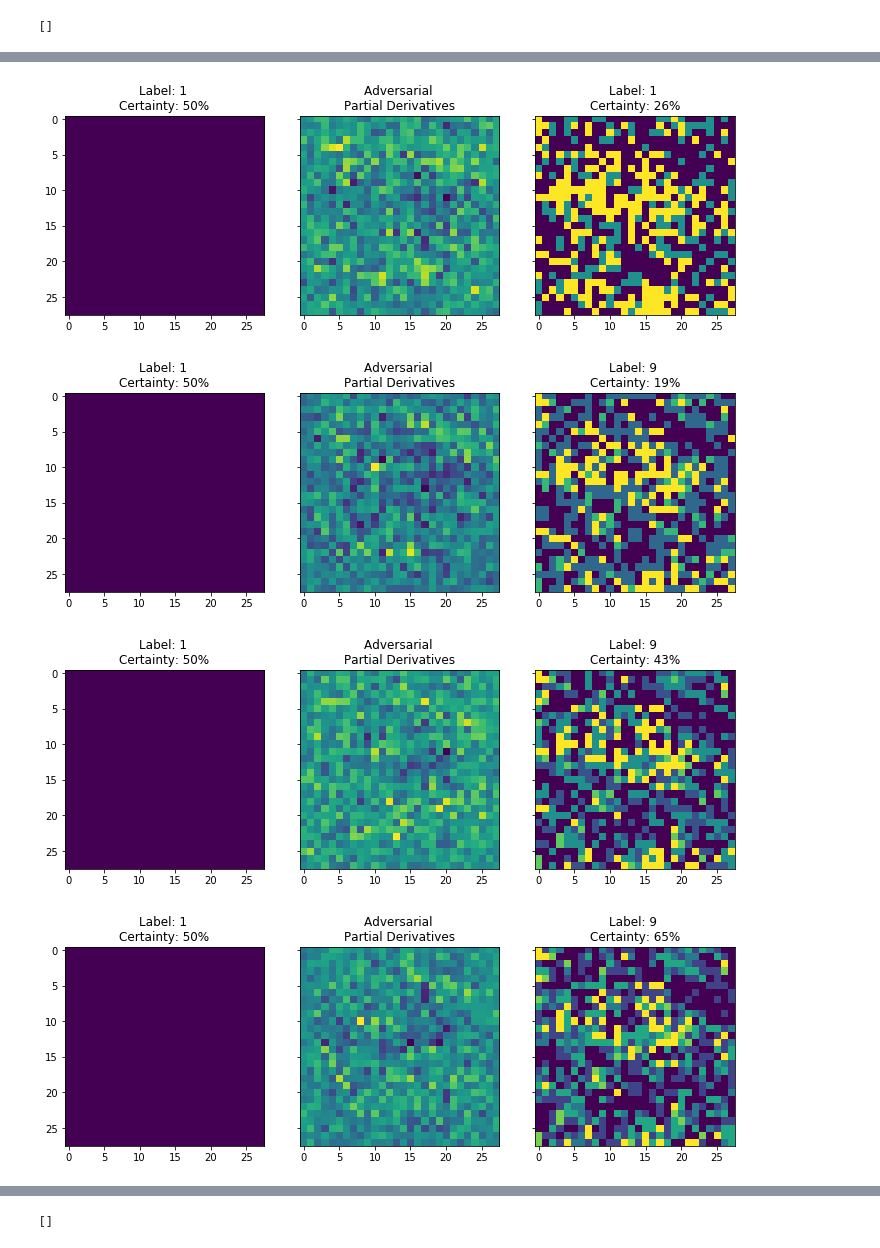
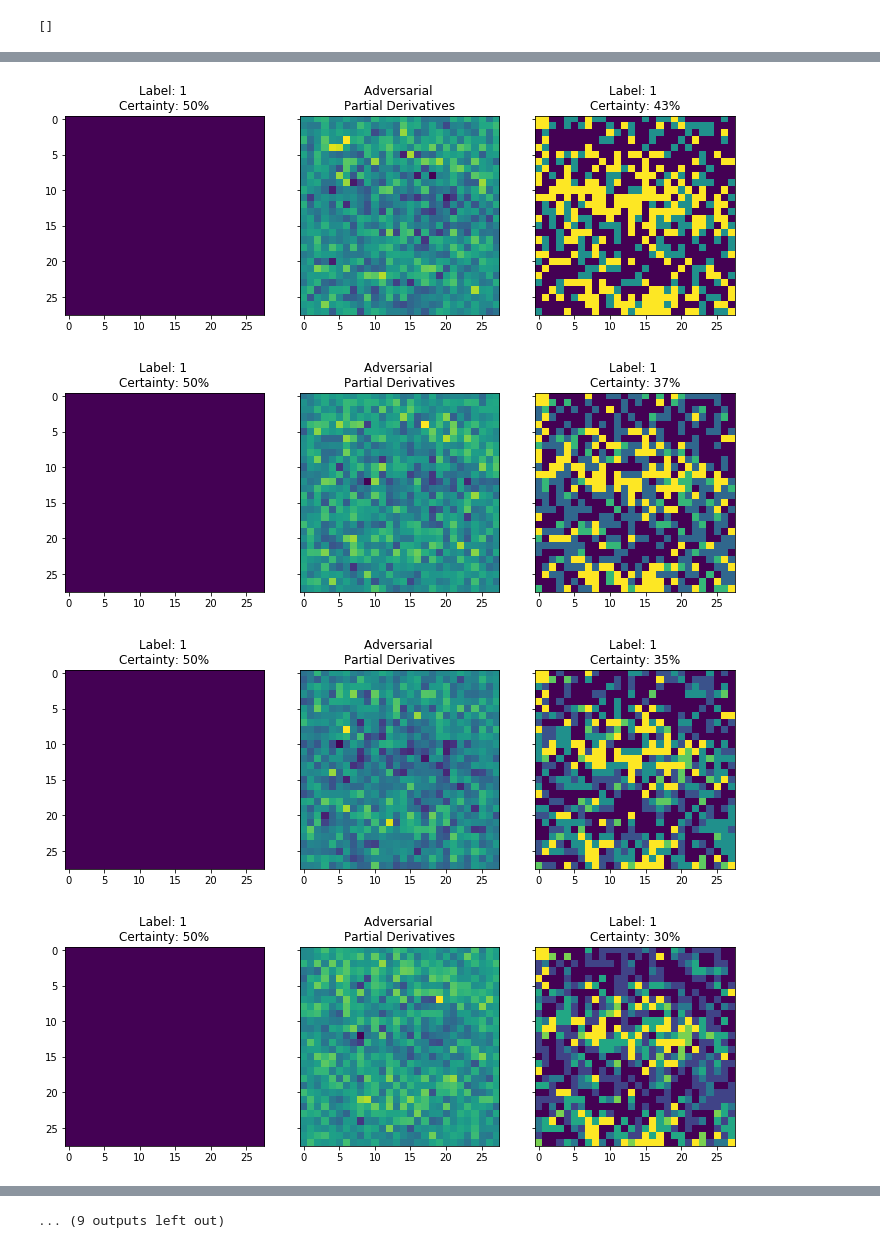
Before and after one commit to flippe3/D7047E_labs, a Jupyter notebook: ex5/task2.ipynb, the cells around one changed output, grey strips where cells are left out. Saved outputs shown, nothing was run; the diff lists cells and outputs as text; code cells hidden in the pictures.

```diff
--- a/ex5/task2.ipynb
+++ b/ex5/task2.ipynb
@@ -214,10 +214,10 @@ create_plot_adversarial_images(image_norm, label_adv, lr=0.2, n_steps=5)
 # %%
 # Zero Matrix
 image_norm = np.zeros((1,784))
-create_plot_adversarial_images(image_norm, label_adv, lr=0.2, n_steps=5)
+create_plot_adversarial_images(image_norm, label_adv, lr=0.2, n_steps=20)
 # %% [output]
 [figure]
-[figure, old version]
+[figure, new version]
-[figure, old version]
+[figure, new version]
-[figure, old version]
+[figure, new version]
-[figure, old version]
+[figure, new version]
@@ -224 +231 @@ create_plot_adversarial_images(image_norm, label_adv, lr=0.2, n_steps=5)
-[]
+... (9 outputs left out)
```
Also changed, not shown: parts of 1 cell of this notebook.
